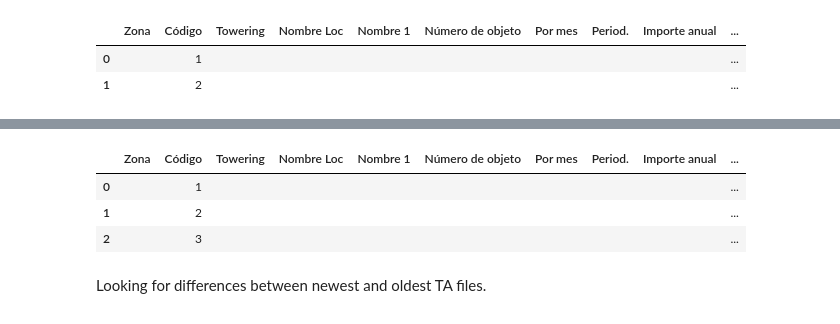
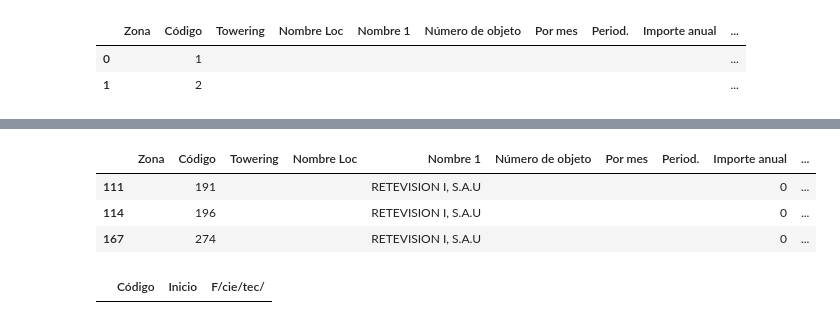
Before and after one commit to emerenan/xlsx_validation, a Jupyter notebook: es_validation.ipynb, the cells around one changed output, grey strips where cells are left out. Drawn from its saved outputs; the diff is of its cells as text; code cells hidden in the pictures.

```diff
--- a/es_validation.ipynb
+++ b/es_validation.ipynb
@@ -1749,14 +973,2 @@ general_log_erros(df_list, sheetnames, path)
 # %% [markdown]
 Lc Input
-# %%
-ints = ['Inhabitants', 'Altitude', '# of Lease Contracts', 'ORANGE', 'Telefonica', 'YOIGO']
-for i in ints:
-    towerdb[i] = towerdb[i].fillna(0)
-    towerdb[i] = list(map(int, towerdb[i]))
-
-dates_tw = ['First_Active_Sharing_Start_Date', 'First_Active_Sharing_End_Date', 'Billing Trigger date']
-for i in dates_tw:
-    towerdb[i] = [date_obj.strftime("%d/%m/%Y") if not pd.isnull(date_obj) else '' for date_obj in towerdb[i]]
-
-towerdb['Date of equipment removal (from MAR´21)'] = [date_obj.strftime("%d/%m/%Y") if not pd.isnull(date_obj) and not isinstance(date_obj, str)\
-                                                      else '' for date_obj in towerdb['Date of equipment removal (from MAR´21)']]
@@ -2160,21 +1349,23 @@ df_ta_mm_dates = check_lc_ta_dates(ta_mm,'Código', 'Inicio','F/cie/tec/')
 # %%
 pathtw = '/content/TowerDB_Spain_20210809.xlsx'
 sheet= 'TA_Input_Lease_Others_Spain'
 skipr = 0
 skipc = 0
 ta_others = pd.read_excel(pathtw, sheet)
 
 dates_ta_ot = ['Inicio','F/cie/tec/']
 for i in dates_ta_ot:
     ta_others[i] = [date_obj.strftime("%d/%m/%Y") if not pd.isnull(date_obj) else '' for date_obj in ta_others[i]]
 
 ta_others = ta_others.fillna('')
+ta_others = ta_others[~(ta_others['Importe anual']=="")]
+
 ta_others.to_csv('/content/TA_Input_Lease_Other_Spain_20210831.csv', encoding = 'windows-1252',index=False)
 ta_others.head(3)
 #ta_others = ta_others.fillna('')
 #ta_others = ta_others[ta_others['Inicio']!=""]
 # %% [output]
 |  | Zona | Código | Towering | Nombre Loc | Nombre 1 | Número de objeto | Por mes | Period. | Importe anual | ... |
-| 0 |  | 1 |  |  |  |  |  |  |  | ... |
-| 1 |  | 2 |  |  |  |  |  |  |  | ... |
-| 2 |  | 3 |  |  |  |  |  |  |  | ... |
+| 111 |  | 191 |  |  | RETEVISION I, S.A.U |  |  |  | 0 | ... |
+| 114 |  | 196 |  |  | RETEVISION I, S.A.U |  |  |  | 0 | ... |
+| 167 |  | 274 |  |  | RETEVISION I, S.A.U |  |  |  | 0 | ... |
@@ -2190,2 +1371,0 @@ df_ta_o_dates = check_lc_ta_dates(ta_others,'Código', 'Inicio','F/cie/tec/')
-# %% [markdown]
-Looking for differences between newest and oldest TA files.
@@ -2554,0 +1372,19 @@ find_diffs_between_files(uis_old, uis_new, uis_index, bill, to_uis, old_uis,new_
+# %%
+def check_lc_ta_dates(df,tw_index, start_date,end_date):
+    #Fit dates to correct format to compare
+    df[start_date] = pd.to_datetime(df[start_date], format='%d/%m/%Y', errors='coerce')
+    df[end_date] = pd.to_datetime(df[end_date], format='%d/%m/%Y', errors='coerce')
+
+    #filtering Dateframe for specific dates
+    filtered = df.loc[(df[start_date]) > df[end_date], [tw_index, start_date,end_date]]
+
+    filtered[start_date] = list(map(lambda x: f'{x:%d/%m/%Y}',filtered[start_date]))
+    filtered[end_date] = list(map(lambda x: f'{x:%d/%m/%Y}',filtered[end_date]))
+    filtered = filtered[[tw_index, start_date,end_date]]
+    return filtered
+
+df_ta_o_dates = check_lc_ta_dates(ta_others,'Código', 'Inicio','F/cie/tec/')
+df_ta_o_dates
+#NO erros
+# %% [output]
+|  | Código | Inicio | F/cie/tec/ |
```
Also changed, not shown: parts of 62 cells of this notebook.
